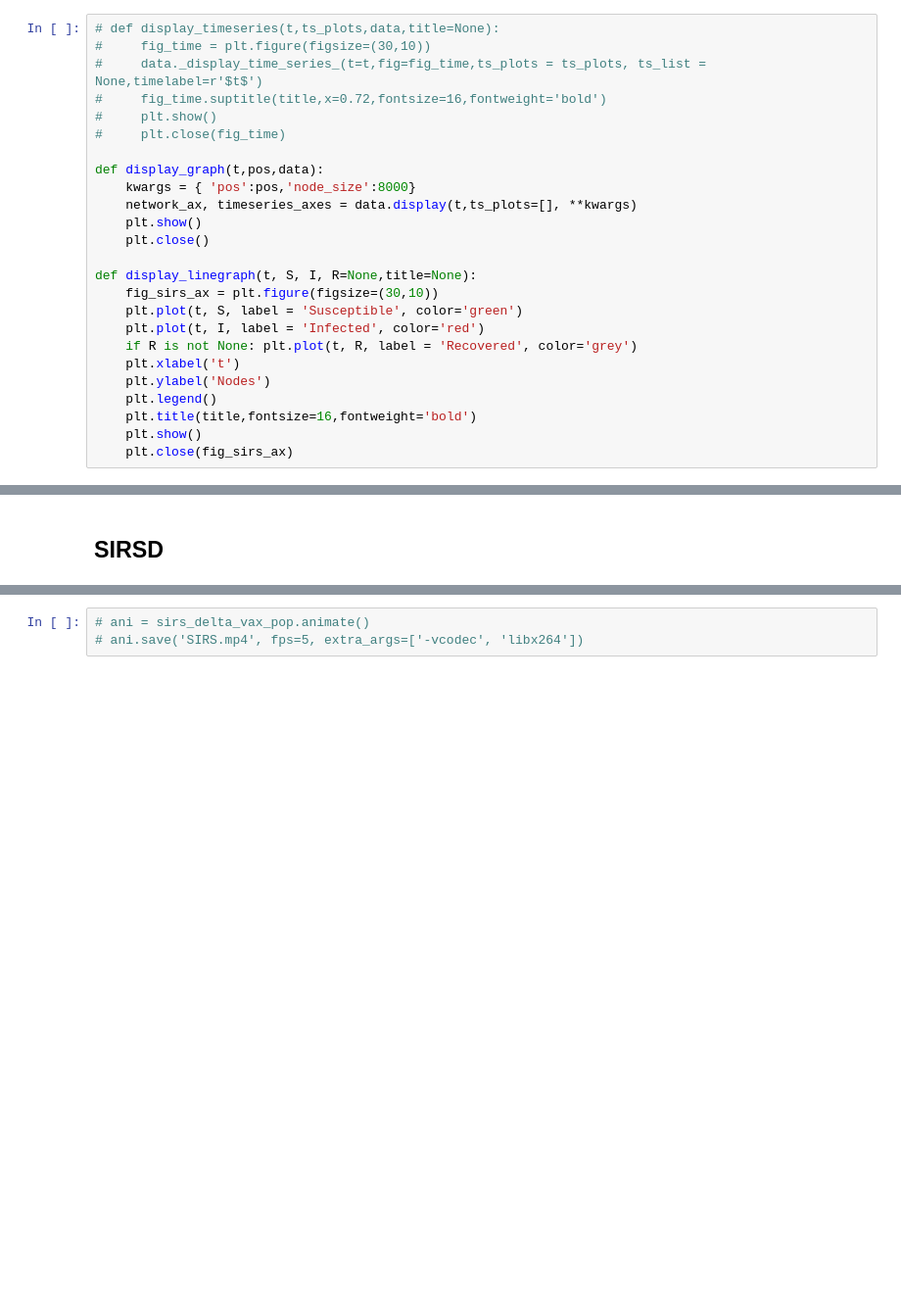
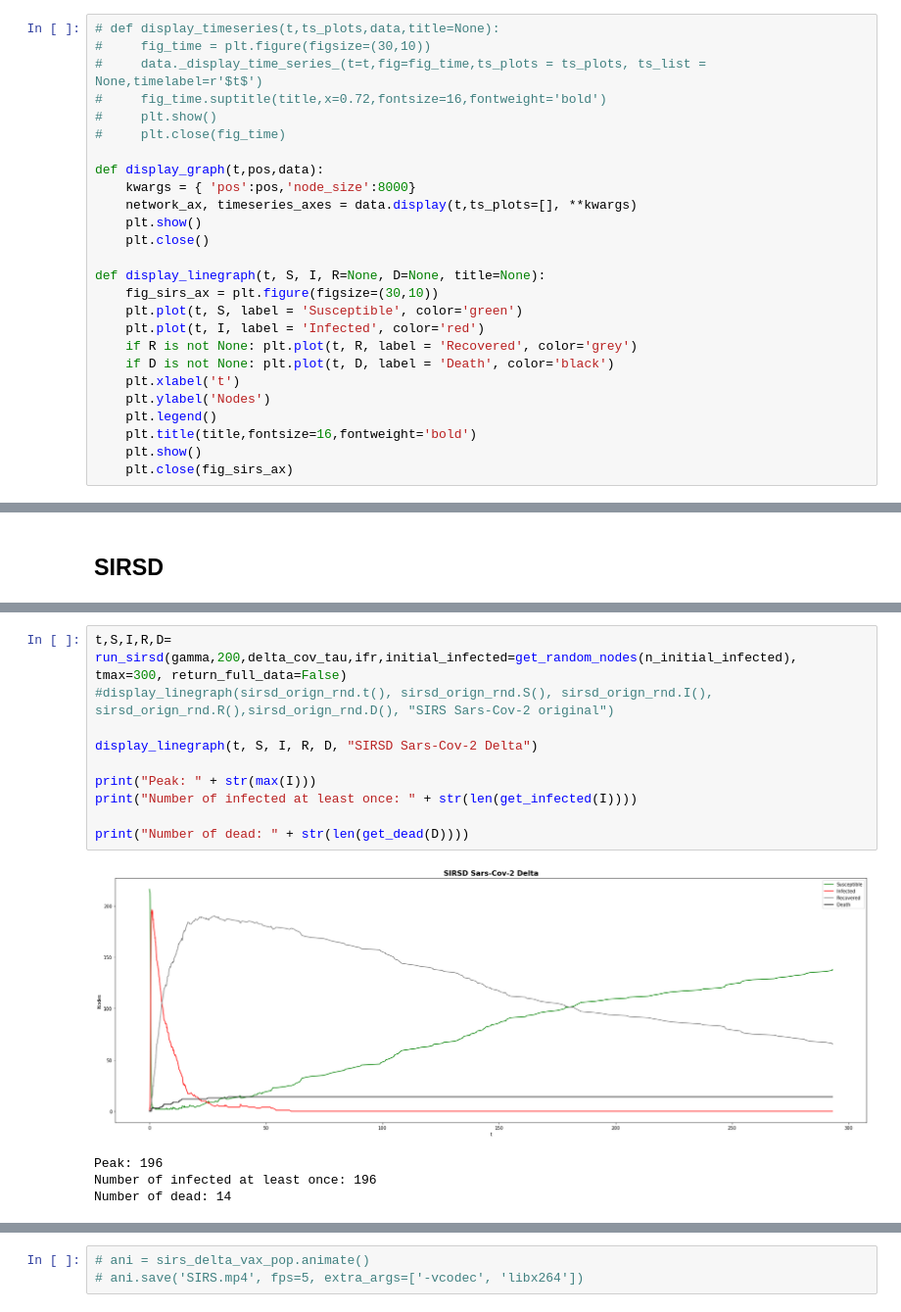
Before and after one commit to danielegerbaldo/Complex-Networks-Analysis-Project, a Jupyter notebook: CNA_Section_6_Epidemics.ipynb, the cells around one changed output, grey strips where cells are left out. Shown at 98% size. Cells and saved outputs as stored; diff of their text form; blank space fills up the shorter version.

```diff
--- a/CNA_Section_6_Epidemics.ipynb
+++ b/CNA_Section_6_Epidemics.ipynb
@@ -69,11 +69,12 @@ def display_graph(t,pos,data):
     plt.show()
     plt.close()
 
-def display_linegraph(t, S, I, R=None,title=None):
+def display_linegraph(t, S, I, R=None, D=None, title=None):
     fig_sirs_ax = plt.figure(figsize=(30,10))
     plt.plot(t, S, label = 'Susceptible', color='green')
     plt.plot(t, I, label = 'Infected', color='red')
     if R is not None: plt.plot(t, R, label = 'Recovered', color='grey')
+    if D is not None: plt.plot(t, D, label = 'Death', color='black')
     plt.xlabel('t')
     plt.ylabel('Nodes')
     plt.legend()
@@ -473,0 +474,15 @@ Number of dead: 8
+# %%
+t,S,I,R,D= run_sirsd(gamma,200,delta_cov_tau,ifr,initial_infected=get_random_nodes(n_initial_infected), tmax=300, return_full_data=False)
+#display_linegraph(sirsd_orign_rnd.t(), sirsd_orign_rnd.S(), sirsd_orign_rnd.I(), sirsd_orign_rnd.R(),sirsd_orign_rnd.D(), "SIRS Sars-Cov-2 original")
+
+display_linegraph(t, S, I, R, D, "SIRSD Sars-Cov-2 Delta")
+
+print("Peak: " + str(max(I)))
+print("Number of infected at least once: " + str(len(get_infected(I))))
+
+print("Number of dead: " + str(len(get_dead(D))))
+# %% [output]
+[figure, added]
+Peak: 196
+Number of infected at least once: 196
+Number of dead: 14
```
Also changed, not shown: parts of 7 cells of this notebook.
